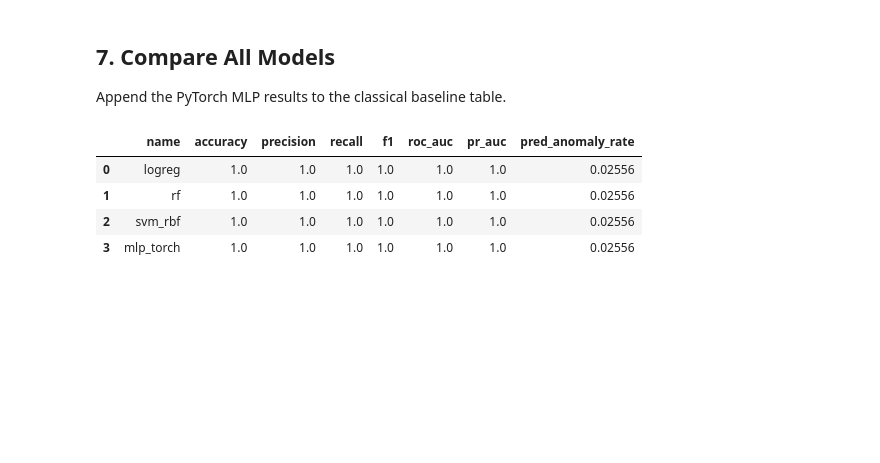
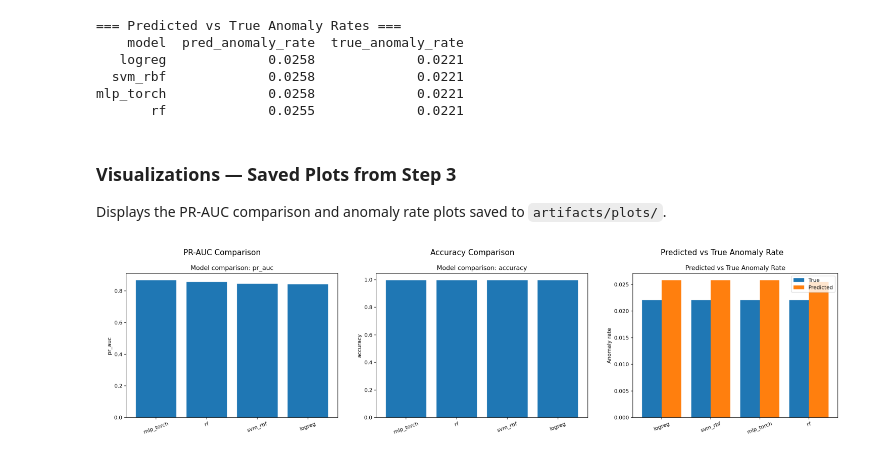
Before and after one commit to asbandara/wan_anomaly_repo, a Jupyter notebook: notebooks/WAN_Anomaly_Detection_Full_Notebook.ipynb, the cells around one changed output. Drawn from its saved outputs; the diff is of its cells as text; code cells hidden in the pictures; blank space fills up the shorter version.

```diff
--- a/notebooks/WAN_Anomaly_Detection_Full_Notebook.ipynb
+++ b/notebooks/WAN_Anomaly_Detection_Full_Notebook.ipynb
@@ -188,25 +185,38 @@ mlp_metrics
-# %% [markdown]
-## 7. Compare All Models
-
-Append the PyTorch MLP results to the classical baseline table.
-# %%
-mlp_row = {
-    'name': 'mlp_torch',
-    'accuracy': mlp_metrics['accuracy'],
-    'precision': mlp_metrics['precision'],
-    'recall': mlp_metrics['recall'],
-    'f1': mlp_metrics['f1'],
-    'roc_auc': mlp_metrics['roc_auc'],
-    'pr_auc': mlp_metrics['pr_auc'],
-    'pred_anomaly_rate': mlp_metrics['pred_anomaly_rate'],
-}
-
-metrics_all = pd.concat([metrics_df, pd.DataFrame([mlp_row])], ignore_index=True)
-metrics_all = metrics_all.sort_values('pr_auc', ascending=False)
-metrics_all
-# %% [output]
-|  | name | accuracy | precision | recall | f1 | roc_auc | pr_auc | pred_anomaly_rate |
-| 0 | logreg | 1.0 | 1.0 | 1.0 | 1.0 | 1.0 | 1.0 | 0.02556 |
-| 1 | rf | 1.0 | 1.0 | 1.0 | 1.0 | 1.0 | 1.0 | 0.02556 |
-| 2 | svm_rbf | 1.0 | 1.0 | 1.0 | 1.0 | 1.0 | 1.0 | 0.02556 |
-| 3 | mlp_torch | 1.0 | 1.0 | 1.0 | 1.0 | 1.0 | 1.0 | 0.02556 |
+# %%
+rates = pd.read_csv(ARTIFACTS / "anomaly_rates.csv")
+print("=== Predicted vs True Anomaly Rates ===")
+print(rates.to_string(index=False, float_format="{:.4f}".format))
+# %% [output]
+=== Predicted vs True Anomaly Rates ===
+    model  pred_anomaly_rate  true_anomaly_rate
+   logreg             0.0258             0.0221
+  svm_rbf             0.0258             0.0221
+mlp_torch             0.0258             0.0221
+       rf             0.0255             0.0221
+# %% [markdown]
+### Visualizations — Saved Plots from Step 3
+
+Displays the PR-AUC comparison and anomaly rate plots saved to `artifacts/plots/`.
+# %%
+fig, axes = plt.subplots(1, 3, figsize=(15, 4))
+
+plot_files = [
+    ("pr_auc.png",       "PR-AUC Comparison"),
+    ("accuracy.png",     "Accuracy Comparison"),
+    ("anomaly_rates.png","Predicted vs True Anomaly Rate"),
+]
+
+for ax, (fname, title) in zip(axes, plot_files):
+    fpath = PLOTS_DIR / fname
+    if fpath.exists():
+        img = mpimg.imread(str(fpath))
+        ax.imshow(img)
+        ax.set_title(title, fontsize=11)
+    else:
+        ax.text(0.5, 0.5, f"{fname}\nnot found", ha="center", va="center")
+    ax.axis("off")
+
+plt.tight_layout()
+plt.show()
+# %% [output]
+[figure, added]
```
Also changed, not shown: parts of 27 cells of this notebook, 35 other files.
